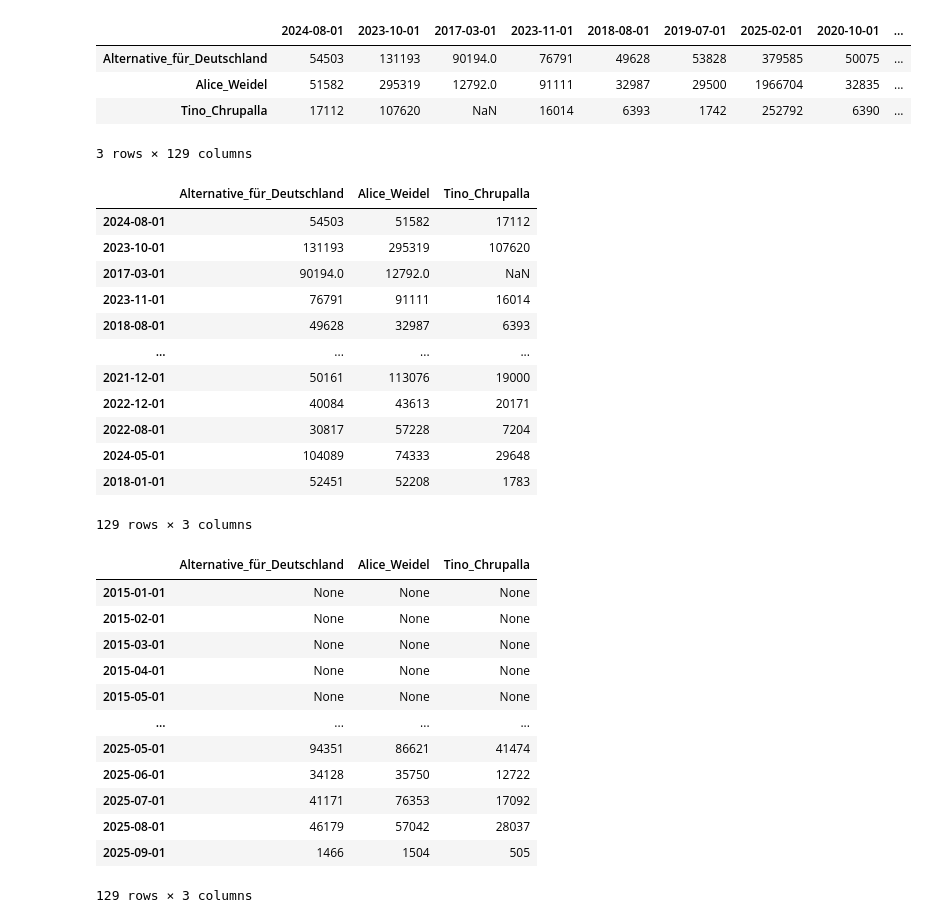
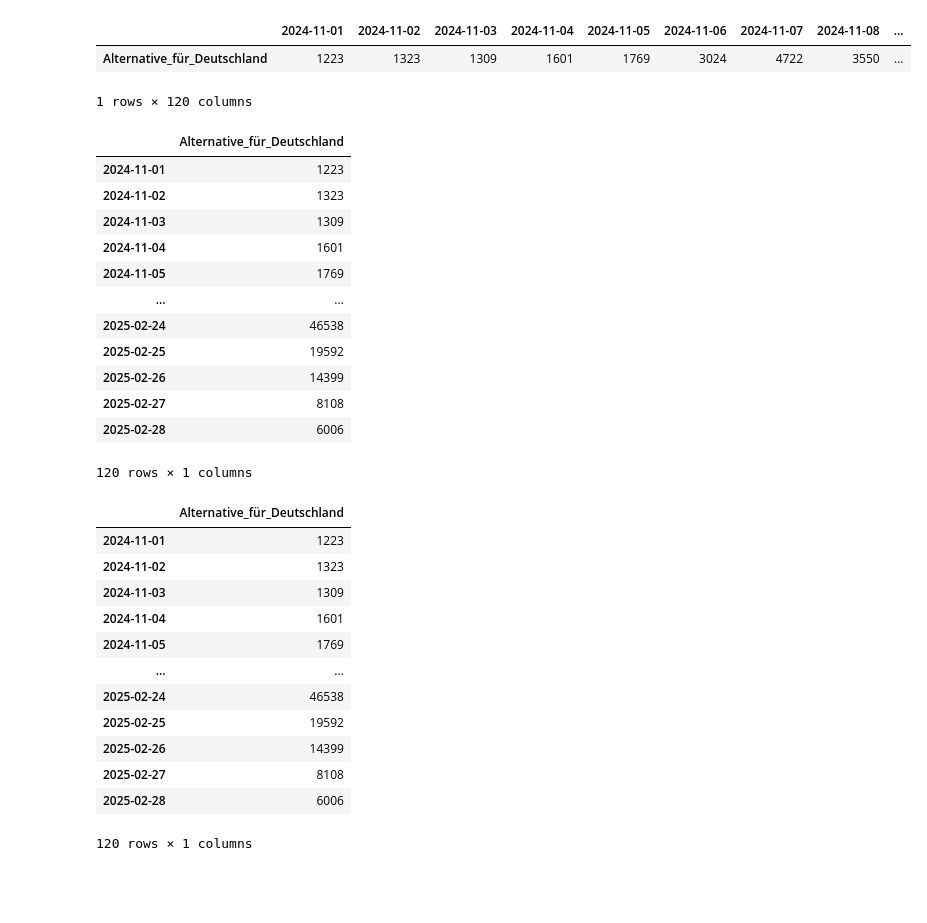
Before and after one commit to DataDivasCAU/DataDivas, a Jupyter notebook: Carolin/AfD_Wikipedia_PageViews.ipynb, the cells around one changed output. Drawn from its saved outputs; the diff is of its cells as text; code cells hidden in the pictures; blank space fills up the shorter version.

```diff
--- a/Carolin/AfD_Wikipedia_PageViews.ipynb
+++ b/Carolin/AfD_Wikipedia_PageViews.ipynb
@@ -62,50 +82,48 @@ quest4 = p.top_by_country('en.wikipedia', limit=10)
 # %%
 quest5 = p.top_per_country('in', limit=10)
 # %%
-quest6 = p.article_views('de.wikipedia', ['Alternative für Deutschland', 'Alice Weidel', 'Tino Chrupalla'], granularity='monthly', start='20150101', end='20250901')
+quest6 = p.article_views('de.wikipedia', ['Alternative für Deutschland'], granularity='daily', start='20241101', end='20250228')
 
 
 df6 = pd.DataFrame(quest6)
 df6
 # %% [output]
-|  | 2024-08-01 | 2023-10-01 | 2017-03-01 | 2023-11-01 | 2018-08-01 | 2019-07-01 | 2025-02-01 | 2020-10-01 | ... |
-| Alternative_für_Deutschland | 54503 | 131193 | 90194.0 | 76791 | 49628 | 53828 | 379585 | 50075 | ... |
-| Alice_Weidel | 51582 | 295319 | 12792.0 | 91111 | 32987 | 29500 | 1966704 | 32835 | ... |
-| Tino_Chrupalla | 17112 | 107620 | NaN | 16014 | 6393 | 1742 | 252792 | 6390 | ... |
+|  | 2024-11-01 | 2024-11-02 | 2024-11-03 | 2024-11-04 | 2024-11-05 | 2024-11-06 | 2024-11-07 | 2024-11-08 | ... |
+| Alternative_für_Deutschland | 1223 | 1323 | 1309 | 1601 | 1769 | 3024 | 4722 | 3550 | ... |
-3 rows × 129 columns
+1 rows × 120 columns
 # %%
 df6_2 = df6.transpose()
 df6_2
 # %% [output]
-|  | Alternative_für_Deutschland | Alice_Weidel | Tino_Chrupalla |
-| 2024-08-01 | 54503 | 51582 | 17112 |
-| 2023-10-01 | 131193 | 295319 | 107620 |
-| 2017-03-01 | 90194.0 | 12792.0 | NaN |
-| 2023-11-01 | 76791 | 91111 | 16014 |
-| 2018-08-01 | 49628 | 32987 | 6393 |
-| ... | ... | ... | ... |
-| 2021-12-01 | 50161 | 113076 | 19000 |
-| 2022-12-01 | 40084 | 43613 | 20171 |
-| 2022-08-01 | 30817 | 57228 | 7204 |
-| 2024-05-01 | 104089 | 74333 | 29648 |
-| 2018-01-01 | 52451 | 52208 | 1783 |
+|  | Alternative_für_Deutschland |
+| 2024-11-01 | 1223 |
+| 2024-11-02 | 1323 |
+| 2024-11-03 | 1309 |
+| 2024-11-04 | 1601 |
+| 2024-11-05 | 1769 |
+| ... | ... |
+| 2025-02-24 | 46538 |
+| 2025-02-25 | 19592 |
+| 2025-02-26 | 14399 |
+| 2025-02-27 | 8108 |
+| 2025-02-28 | 6006 |
-129 rows × 3 columns
+120 rows × 1 columns
 # %%
 df6_3 = df6_2.sort_index()
 
 df6_3
 # %% [output]
-|  | Alternative_für_Deutschland | Alice_Weidel | Tino_Chrupalla |
-| 2015-01-01 | None | None | None |
-| 2015-02-01 | None | None | None |
-| 2015-03-01 | None | None | None |
-| 2015-04-01 | None | None | None |
-| 2015-05-01 | None | None | None |
-| ... | ... | ... | ... |
-| 2025-05-01 | 94351 | 86621 | 41474 |
-| 2025-06-01 | 34128 | 35750 | 12722 |
-| 2025-07-01 | 41171 | 76353 | 17092 |
-| 2025-08-01 | 46179 | 57042 | 28037 |
-| 2025-09-01 | 1466 | 1504 | 505 |
+|  | Alternative_für_Deutschland |
+| 2024-11-01 | 1223 |
+| 2024-11-02 | 1323 |
+| 2024-11-03 | 1309 |
+| 2024-11-04 | 1601 |
+| 2024-11-05 | 1769 |
+| ... | ... |
+| 2025-02-24 | 46538 |
+| 2025-02-25 | 19592 |
+| 2025-02-26 | 14399 |
+| 2025-02-27 | 8108 |
+| 2025-02-28 | 6006 |
-129 rows × 3 columns
+120 rows × 1 columns
 # %%
```
Also changed, not shown: parts of 9 cells of this notebook, 2 other files.
